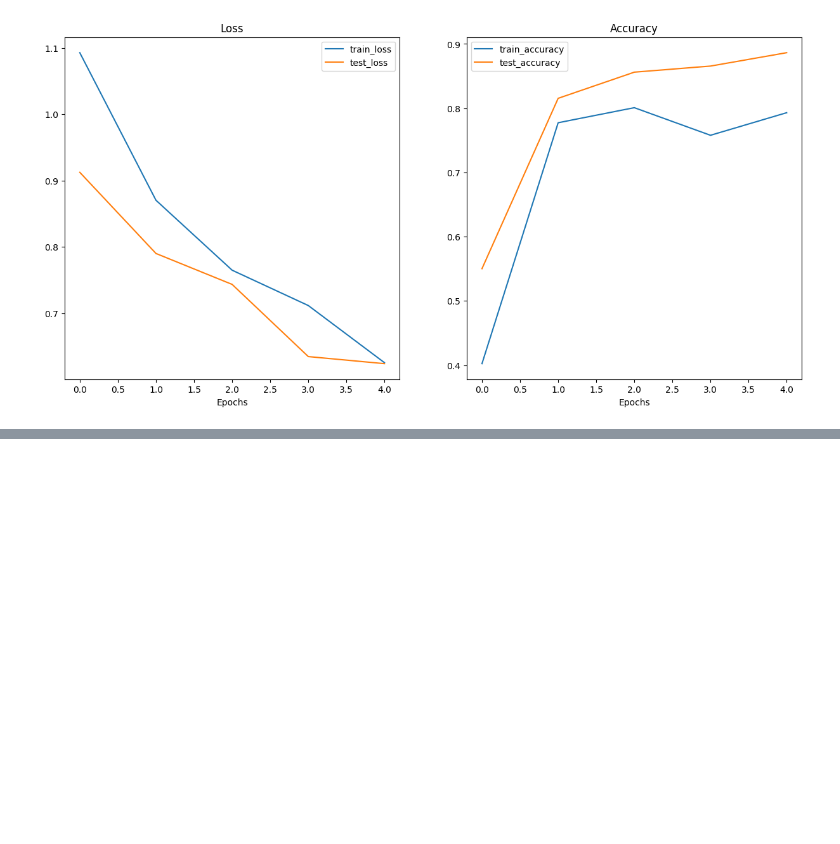
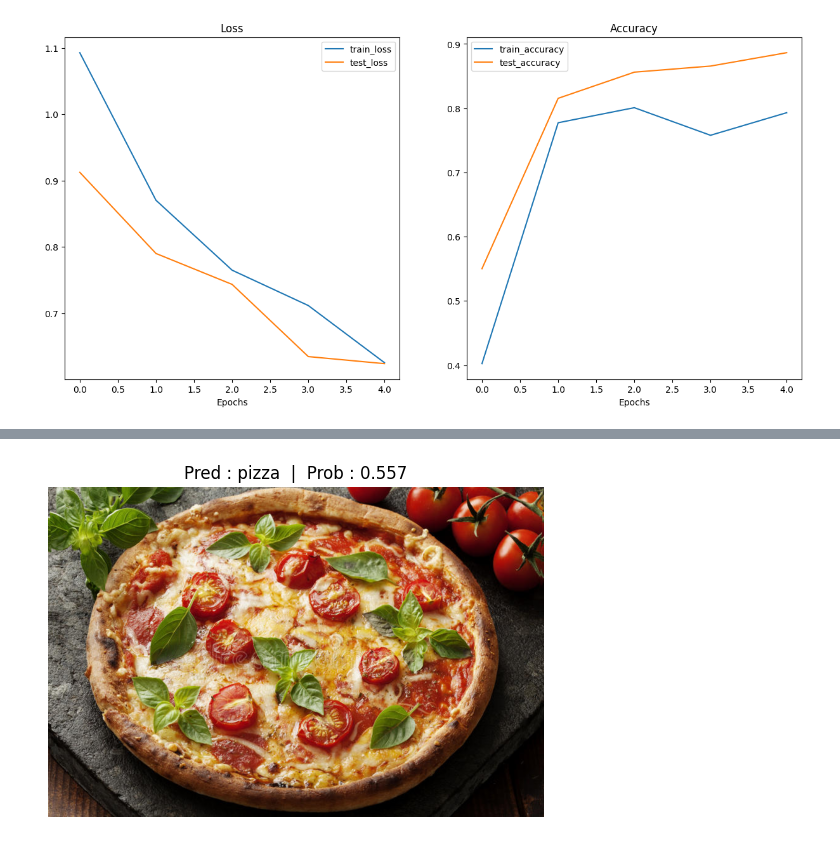
Before and after one commit to mridul3301/Computer-Vision, a Jupyter notebook: PyTorch/3. Transfer Learning.ipynb, the cells around one changed output, grey strips where cells are left out. Saved outputs shown, nothing was run; the diff lists cells and outputs as text; code cells hidden in the pictures; blank space fills up the shorter version.

```diff
--- a/PyTorch/3. Transfer Learning.ipynb
+++ b/PyTorch/3. Transfer Learning.ipynb
@@ -466,0 +553,7 @@ helper_functions.plot_loss_curves(results)
+# %%
+pred_and_plot_image(model = model,
+                    image_path = "/content/test_1.jpg",
+                    class_names = class_names,
+                    image_size = (224, 224))
+# %% [output]
+[figure, added]
```
Also changed, not shown: parts of 8 cells of this notebook.
